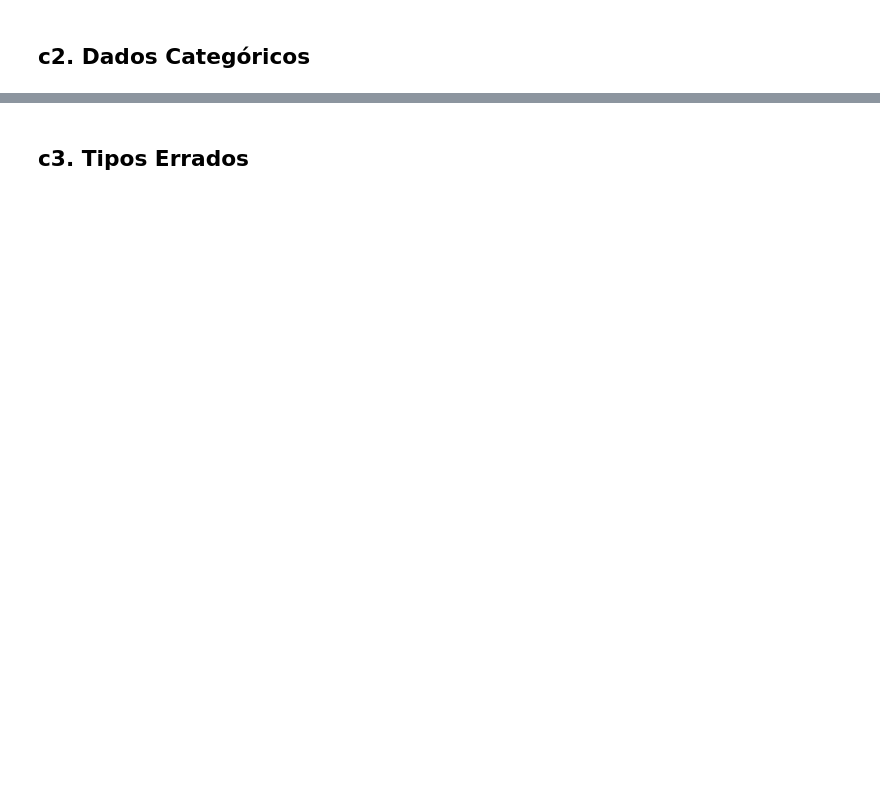
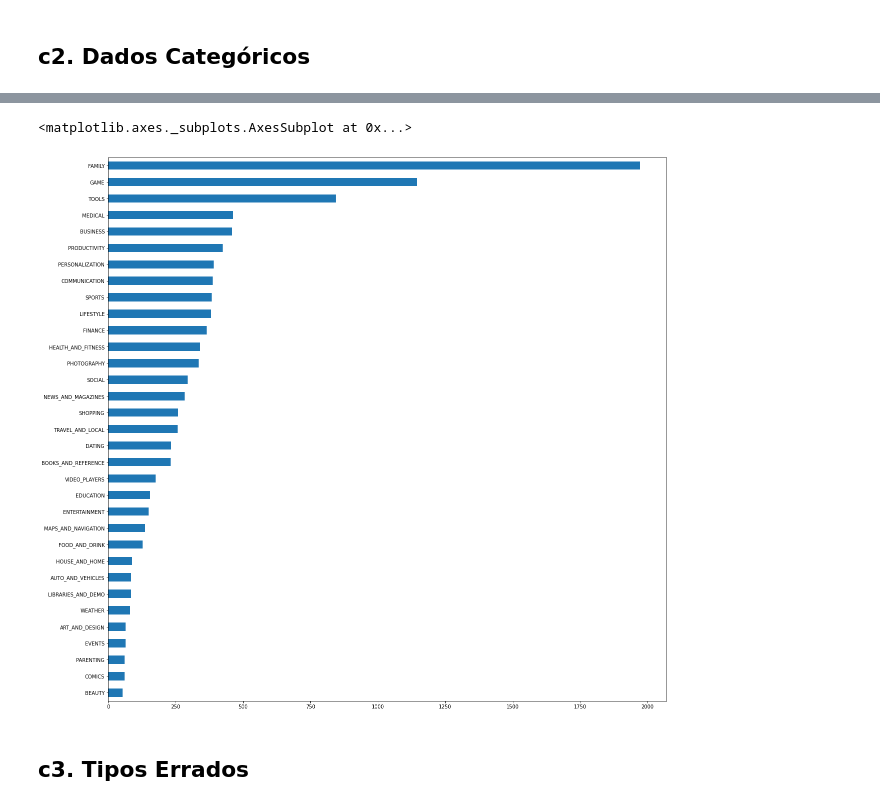
Before and after one commit to luizgvicente/analisysPython, a Jupyter notebook: Projeto 1 - Google Apps.ipynb, the cells around one changed output, grey strips where cells are left out. Saved outputs shown, nothing was run; the diff lists cells and outputs as text; code cells hidden in the pictures; blank space fills up the shorter version.

```diff
--- a/Projeto 1 - Google Apps.ipynb
+++ b/Projeto 1 - Google Apps.ipynb
@@ -89,6 +251,9 @@ df['Category'].value_counts().plot(kind='barh')
 # %%
-# plt.figure(figsize = (20,20))
+plt.figure(figsize = (20,20))
 df['Category'].value_counts().sort_values(ascending=True).plot(kind='barh')
+# %% [output]
+<matplotlib.axes._subplots.AxesSubplot at 0x...>
+[figure, added]
 # %% [markdown]
 ## c3. Tipos Errados
 # %%
```
Also changed, not shown: parts of 48 cells of this notebook, 5 other files.
